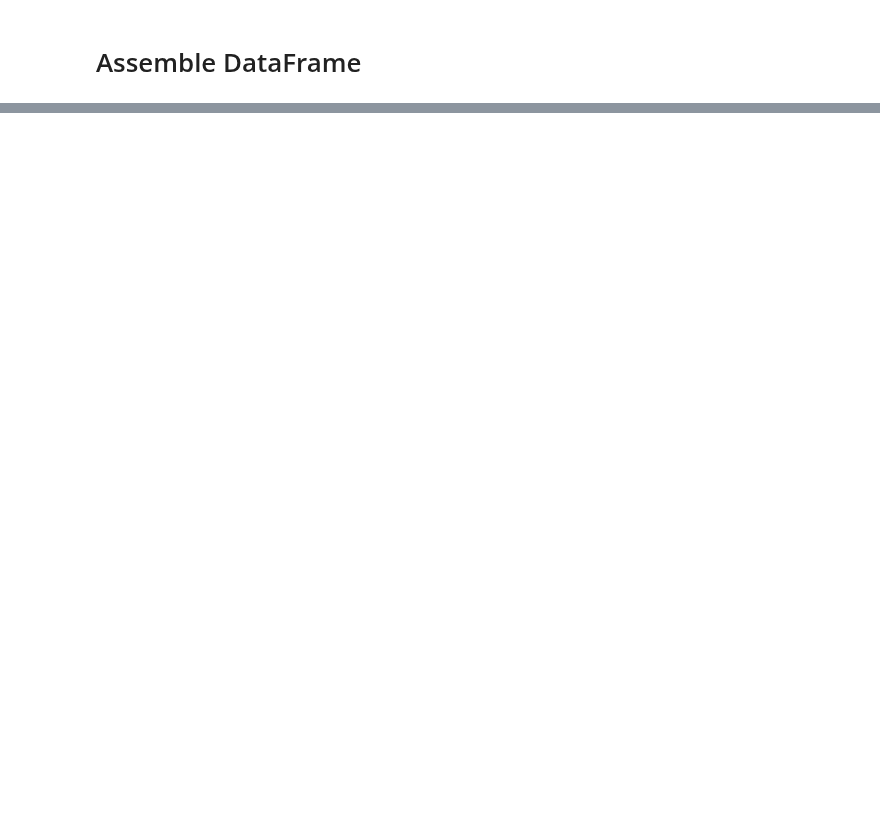
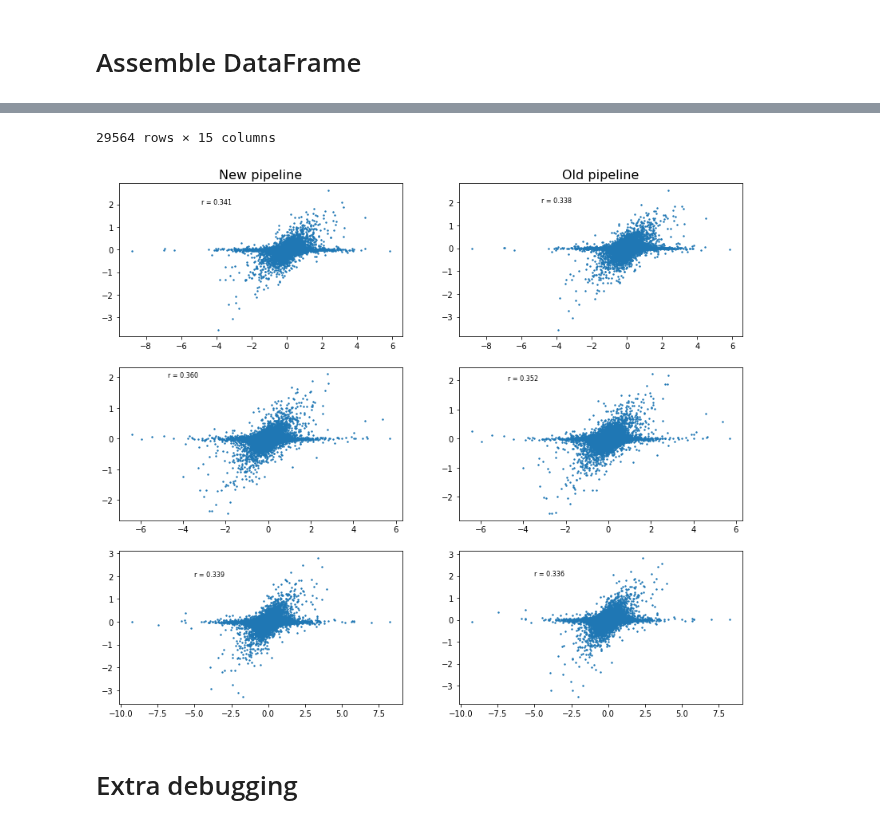
Before and after one commit to sjgosai/boda2, a Jupyter notebook: analysis/SG016__inference_package_dev/homebrew_test_vcf.ipynb, the cells around one changed output, grey strips where cells are left out. Drawn from its saved outputs; the diff is of its cells as text; code cells hidden in the pictures; blank space fills up the shorter version.

Commit message:
updated with MPRA pipeline benchmark

```diff
--- a/analysis/SG016__inference_package_dev/homebrew_test_vcf.ipynb
+++ b/analysis/SG016__inference_package_dev/homebrew_test_vcf.ipynb
@@ -147,6 +194,6 @@ Parsing the FASTA file takes about 8.5 minutes, so fear not. `tqdm` sees 195 con
 # %%
 fasta_dict = boda.data.Fasta(fasta_fn)
-test_vcf = boda.data.fasta_datamodule.VCF(vcf_fn, chr_prefix='chr', max_allele_size=10, max_indel_size=10)
+test_vcf = boda.data.VCF(vcf_fn, chr_prefix='chr', max_allele_size=20, max_indel_size=20)
 # %% [output]
 pre-reading fasta into memory
 finding keys
@@ -168,5 +215,5 @@ skipping large indel at line 29244, id: 7:99044878:CTTTCTTTTTTTT:C:R:wC
 # %%
-vcf_data = boda.data.fasta_datamodule.VcfDataset(test_vcf.vcf, fasta_dict.fasta,
+vcf_data = boda.data.VcfDataset(test_vcf.vcf, fasta_dict.fasta,
                                                  WINDOW_SIZE, RELATIVE_START, RELATIVE_END,
                                                  reverse_complements=REVERSE_COMPLEMENTS)
 vcf_loader = torch.utils.data.DataLoader(vcf_data, batch_size=BATCH_SIZE, num_workers=4)
@@ -196,3 +243,9 @@ flank_builder = FlankBuilder(
 vep_tester = VepTester(my_model)
 # %% [markdown]
 # Run VEP
+# %%
+predictions = torch.empty(size=(0,3))
+
+with torch.no_grad():
+    for i, batch in enumerate(tqdm.tqdm(vcf_loader)):
+        pass
@@ -227,3 +287,19 @@ vcf_df['ref'] = [ "".join([ boda.common.constants.STANDARD_NT[ x[:,i].argmax() ]
 
 vcf_df['alt'] = [ "".join([ boda.common.constants.STANDARD_NT[ x[:,i].argmax() ] if x[:,i].sum() == 1 else 'N' for i in range( x.shape[-1] ) ])
                   for x in vcf_df['alt'] ]
+
+if BENCHMARKING:
+    df_hold = pd.DataFrame(
+        np.array([ [float(y) for y in x[0].split(';')] for x in vcf_df['additional'] ]),
+        columns = ['K562_mpra_ref','K562_mpra_alt','K562_pred_ref','K562_pred_alt','HepG2_mpra_ref','HepG2_mpra_alt','HepG2_pred_ref','HepG2_pred_alt','SKNSH_mpra_ref','SKNSH_mpra_alt','SKNSH_pred_ref','SKNSH_pred_alt']
+    )
+
+    vcf_df['K562_skew_mpra'] = df_hold['K562_mpra_alt'] - df_hold['K562_mpra_ref']
+    vcf_df['HepG2_skew_mpra'] = df_hold['HepG2_mpra_alt'] - df_hold['HepG2_mpra_ref']
+    vcf_df['SKNSH_skew_mpra'] = df_hold['SKNSH_mpra_alt'] - df_hold['SKNSH_mpra_ref']
+
+    vcf_df['K562_skew_old'] = df_hold['K562_pred_alt'] - df_hold['K562_pred_ref']
+    vcf_df['HepG2_skew_old'] = df_hold['HepG2_pred_alt'] - df_hold['HepG2_pred_ref']
+    vcf_df['SKNSH_skew_old'] = df_hold['SKNSH_pred_alt'] - df_hold['SKNSH_pred_ref']
+
+    del df_hold
@@ -231,0 +306,18 @@ vcf_df
+# %%
+if BENCHMARKING:
+    fig, axes = plt.subplots(3,2,figsize=(14,12))
+
+    axes[0,0].set_title('New pipeline', fontsize=16)
+    axes[0,1].set_title('Old pipeline', fontsize=16)
+
+    for i, tag in enumerate(['K562', 'HepG2', 'SKNSH']):
+        axes[i,0].scatter(x=vcf_df[f'{tag}_skew_mpra'], y=vcf_df[f'{tag}_skew_pred'], s=2)
+        corr = pearsonr(vcf_df[f'{tag}_skew_mpra'],vcf_df[f'{tag}_skew_pred'])[0]
+        axes[i,0].text(-4, 2, s=f'r = {corr:.3f}', ha='center', fontsize=8)
+
+        axes[i,1].scatter(x=vcf_df[f'{tag}_skew_mpra'], y=vcf_df[f'{tag}_skew_old'], s=2)
+        corr = pearsonr(vcf_df[f'{tag}_skew_mpra'],vcf_df[f'{tag}_skew_old'])[0]
+        axes[i,1].text(-4, 2, s=f'r = {corr:.3f}', ha='center', fontsize=8)
+    plt.show()
+vcf_df
+# %% [output]
@@ -231,0 +336,4 @@ vcf_df
+29564 rows × 15 columns
+[figure, added]
+# %% [markdown]
+# Extra debugging
```
Also changed, not shown: parts of 27 cells of this notebook, 1 other file.
